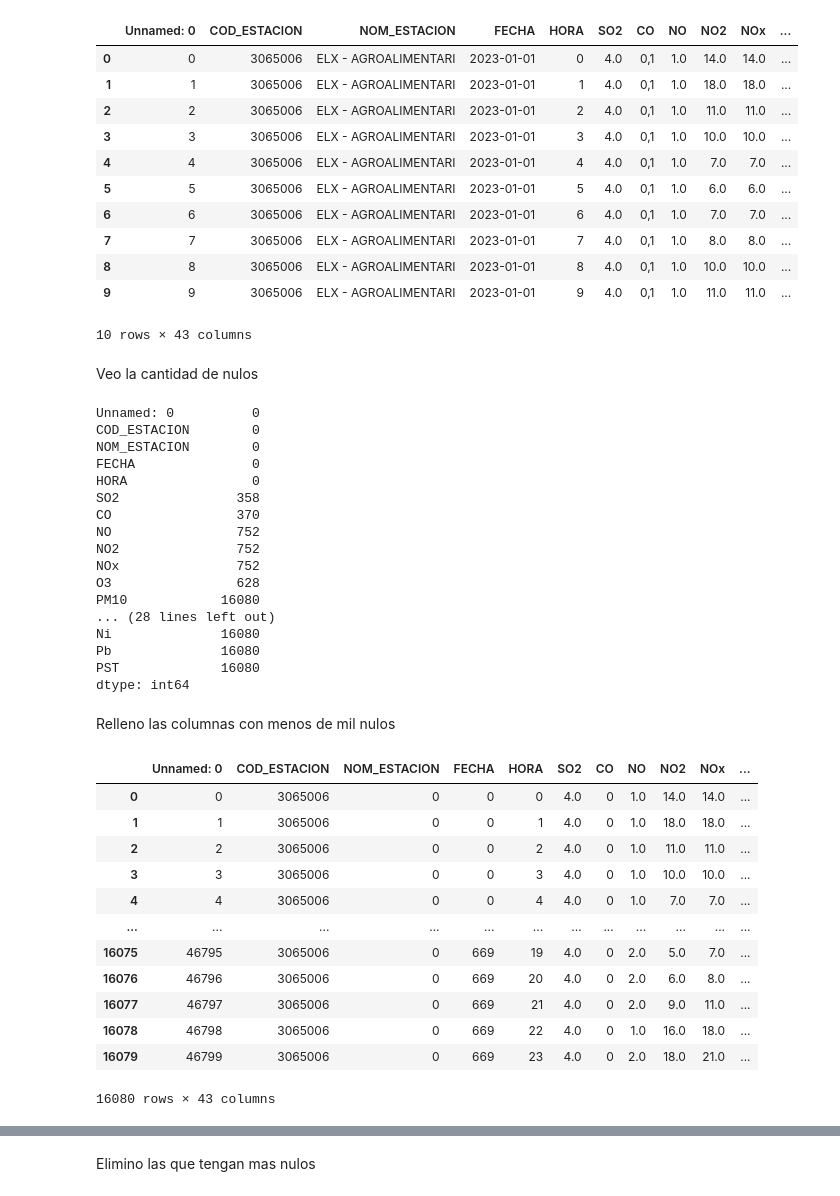
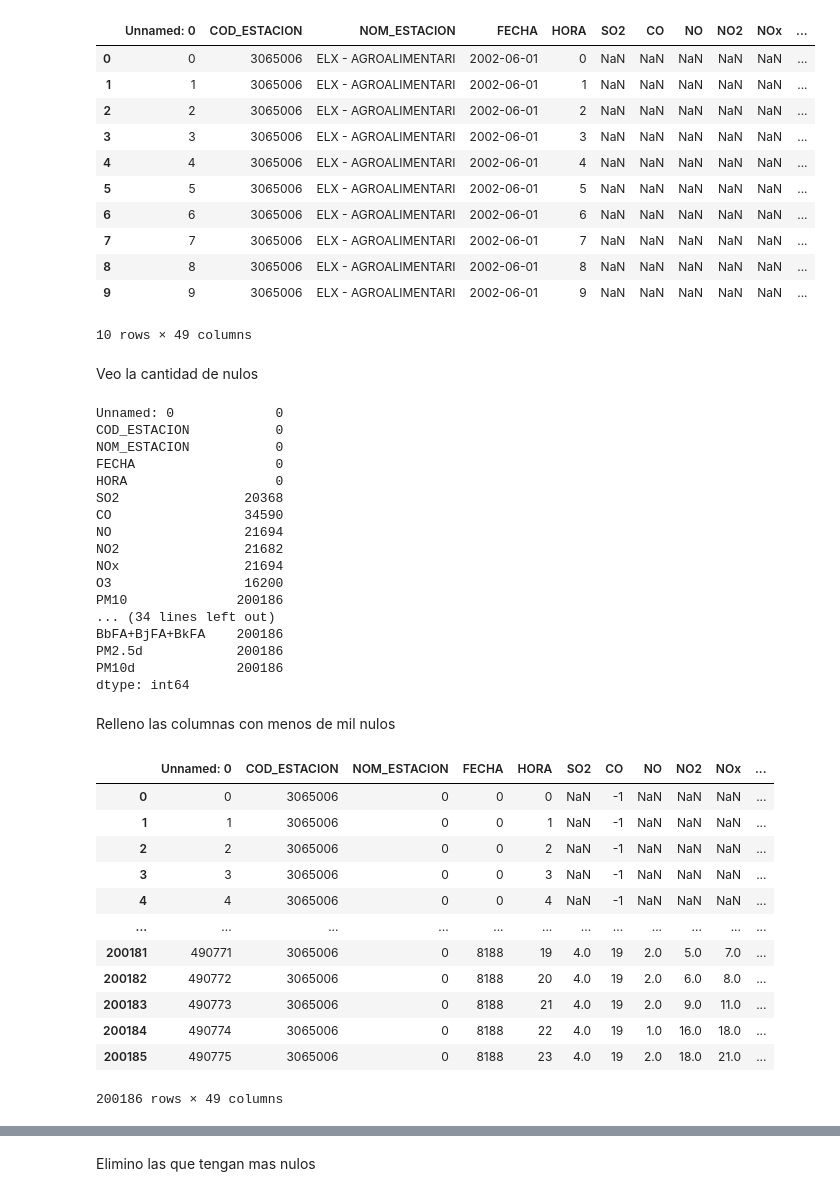
Before and after one commit to Isaac916/ProyectoContaminaci-n, a Jupyter notebook: Proyecto/MachineLearning/machineLearning.ipynb, the cells around one changed output, grey strips where cells are left out. Cells and saved outputs as stored; diff of their text form; code cells hidden in the pictures.

```diff
--- a/Proyecto/MachineLearning/machineLearning.ipynb
+++ b/Proyecto/MachineLearning/machineLearning.ipynb
@@ -2,42 +2,42 @@
 import pandas as pd
 import numpy as np
 # %%
-df = pd.read_csv('../Data/Elche-limpio.csv',sep=';')
+df = pd.read_csv('../Procesamiento/Elche-limpio.csv',sep=';')
 df.head(10)
 # %% [output]
 |  | Unnamed: 0 | COD_ESTACION | NOM_ESTACION | FECHA | HORA | SO2 | CO | NO | NO2 | NOx | ... |
-| 0 | 0 | 3065006 | ELX - AGROALIMENTARI | 2023-01-01 | 0 | 4.0 | 0,1 | 1.0 | 14.0 | 14.0 | ... |
-| 1 | 1 | 3065006 | ELX - AGROALIMENTARI | 2023-01-01 | 1 | 4.0 | 0,1 | 1.0 | 18.0 | 18.0 | ... |
-| 2 | 2 | 3065006 | ELX - AGROALIMENTARI | 2023-01-01 | 2 | 4.0 | 0,1 | 1.0 | 11.0 | 11.0 | ... |
-| 3 | 3 | 3065006 | ELX - AGROALIMENTARI | 2023-01-01 | 3 | 4.0 | 0,1 | 1.0 | 10.0 | 10.0 | ... |
-| 4 | 4 | 3065006 | ELX - AGROALIMENTARI | 2023-01-01 | 4 | 4.0 | 0,1 | 1.0 | 7.0 | 7.0 | ... |
-| 5 | 5 | 3065006 | ELX - AGROALIMENTARI | 2023-01-01 | 5 | 4.0 | 0,1 | 1.0 | 6.0 | 6.0 | ... |
-| 6 | 6 | 3065006 | ELX - AGROALIMENTARI | 2023-01-01 | 6 | 4.0 | 0,1 | 1.0 | 7.0 | 7.0 | ... |
-| 7 | 7 | 3065006 | ELX - AGROALIMENTARI | 2023-01-01 | 7 | 4.0 | 0,1 | 1.0 | 8.0 | 8.0 | ... |
-| 8 | 8 | 3065006 | ELX - AGROALIMENTARI | 2023-01-01 | 8 | 4.0 | 0,1 | 1.0 | 10.0 | 10.0 | ... |
-| 9 | 9 | 3065006 | ELX - AGROALIMENTARI | 2023-01-01 | 9 | 4.0 | 0,1 | 1.0 | 11.0 | 11.0 | ... |
+| 0 | 0 | 3065006 | ELX - AGROALIMENTARI | 2002-06-01 | 0 | NaN | NaN | NaN | NaN | NaN | ... |
+| 1 | 1 | 3065006 | ELX - AGROALIMENTARI | 2002-06-01 | 1 | NaN | NaN | NaN | NaN | NaN | ... |
+| 2 | 2 | 3065006 | ELX - AGROALIMENTARI | 2002-06-01 | 2 | NaN | NaN | NaN | NaN | NaN | ... |
+| 3 | 3 | 3065006 | ELX - AGROALIMENTARI | 2002-06-01 | 3 | NaN | NaN | NaN | NaN | NaN | ... |
+| 4 | 4 | 3065006 | ELX - AGROALIMENTARI | 2002-06-01 | 4 | NaN | NaN | NaN | NaN | NaN | ... |
+| 5 | 5 | 3065006 | ELX - AGROALIMENTARI | 2002-06-01 | 5 | NaN | NaN | NaN | NaN | NaN | ... |
+| 6 | 6 | 3065006 | ELX - AGROALIMENTARI | 2002-06-01 | 6 | NaN | NaN | NaN | NaN | NaN | ... |
+| 7 | 7 | 3065006 | ELX - AGROALIMENTARI | 2002-06-01 | 7 | NaN | NaN | NaN | NaN | NaN | ... |
+| 8 | 8 | 3065006 | ELX - AGROALIMENTARI | 2002-06-01 | 8 | NaN | NaN | NaN | NaN | NaN | ... |
+| 9 | 9 | 3065006 | ELX - AGROALIMENTARI | 2002-06-01 | 9 | NaN | NaN | NaN | NaN | NaN | ... |
-10 rows × 43 columns
+10 rows × 49 columns
 # %% [markdown]
 Veo la cantidad de nulos
 # %%
 df.isnull().sum()
 # %% [output]
-Unnamed: 0          0
-COD_ESTACION        0
-NOM_ESTACION        0
-FECHA               0
-HORA                0
-SO2               358
-CO                370
-NO                752
-NO2               752
-NOx               752
-O3                628
-PM10            16080
-... (28 lines left out)
-Ni              16080
-Pb              16080
-PST             16080
+Unnamed: 0             0
+COD_ESTACION           0
+NOM_ESTACION           0
+FECHA                  0
+HORA                   0
+SO2                20368
+CO                 34590
+NO                 21694
+NO2                21682
+NOx                21694
+O3                 16200
+PM10              200186
+... (34 lines left out)
+BbFA+BjFA+BkFA    200186
+PM2.5d            200186
+PM10d             200186
 dtype: int64
 # %% [markdown]
 Relleno las columnas con menos de mil nulos
@@ -46,16 +46,16 @@ df = df.apply(lambda col: col.astype('category').cat.codes if col.dtypes == 'obj
 df
 # %% [output]
 |  | Unnamed: 0 | COD_ESTACION | NOM_ESTACION | FECHA | HORA | SO2 | CO | NO | NO2 | NOx | ... |
-| 0 | 0 | 3065006 | 0 | 0 | 0 | 4.0 | 0 | 1.0 | 14.0 | 14.0 | ... |
-| 1 | 1 | 3065006 | 0 | 0 | 1 | 4.0 | 0 | 1.0 | 18.0 | 18.0 | ... |
-| 2 | 2 | 3065006 | 0 | 0 | 2 | 4.0 | 0 | 1.0 | 11.0 | 11.0 | ... |
-| 3 | 3 | 3065006 | 0 | 0 | 3 | 4.0 | 0 | 1.0 | 10.0 | 10.0 | ... |
-| 4 | 4 | 3065006 | 0 | 0 | 4 | 4.0 | 0 | 1.0 | 7.0 | 7.0 | ... |
+| 0 | 0 | 3065006 | 0 | 0 | 0 | NaN | -1 | NaN | NaN | NaN | ... |
+| 1 | 1 | 3065006 | 0 | 0 | 1 | NaN | -1 | NaN | NaN | NaN | ... |
+| 2 | 2 | 3065006 | 0 | 0 | 2 | NaN | -1 | NaN | NaN | NaN | ... |
+| 3 | 3 | 3065006 | 0 | 0 | 3 | NaN | -1 | NaN | NaN | NaN | ... |
+| 4 | 4 | 3065006 | 0 | 0 | 4 | NaN | -1 | NaN | NaN | NaN | ... |
 | ... | ... | ... | ... | ... | ... | ... | ... | ... | ... | ... | ... |
-| 16075 | 46795 | 3065006 | 0 | 669 | 19 | 4.0 | 0 | 2.0 | 5.0 | 7.0 | ... |
-| 16076 | 46796 | 3065006 | 0 | 669 | 20 | 4.0 | 0 | 2.0 | 6.0 | 8.0 | ... |
-| 16077 | 46797 | 3065006 | 0 | 669 | 21 | 4.0 | 0 | 2.0 | 9.0 | 11.0 | ... |
-| 16078 | 46798 | 3065006 | 0 | 669 | 22 | 4.0 | 0 | 1.0 | 16.0 | 18.0 | ... |
-| 16079 | 46799 | 3065006 | 0 | 669 | 23 | 4.0 | 0 | 2.0 | 18.0 | 21.0 | ... |
+| 200181 | 490771 | 3065006 | 0 | 8188 | 19 | 4.0 | 19 | 2.0 | 5.0 | 7.0 | ... |
+| 200182 | 490772 | 3065006 | 0 | 8188 | 20 | 4.0 | 19 | 2.0 | 6.0 | 8.0 | ... |
+| 200183 | 490773 | 3065006 | 0 | 8188 | 21 | 4.0 | 19 | 2.0 | 9.0 | 11.0 | ... |
+| 200184 | 490774 | 3065006 | 0 | 8188 | 22 | 4.0 | 19 | 1.0 | 16.0 | 18.0 | ... |
+| 200185 | 490775 | 3065006 | 0 | 8188 | 23 | 4.0 | 19 | 2.0 | 18.0 | 21.0 | ... |
-16080 rows × 43 columns
+200186 rows × 49 columns
 # %%
```
Also changed, not shown: parts of 8 cells of this notebook, 2 other files.
